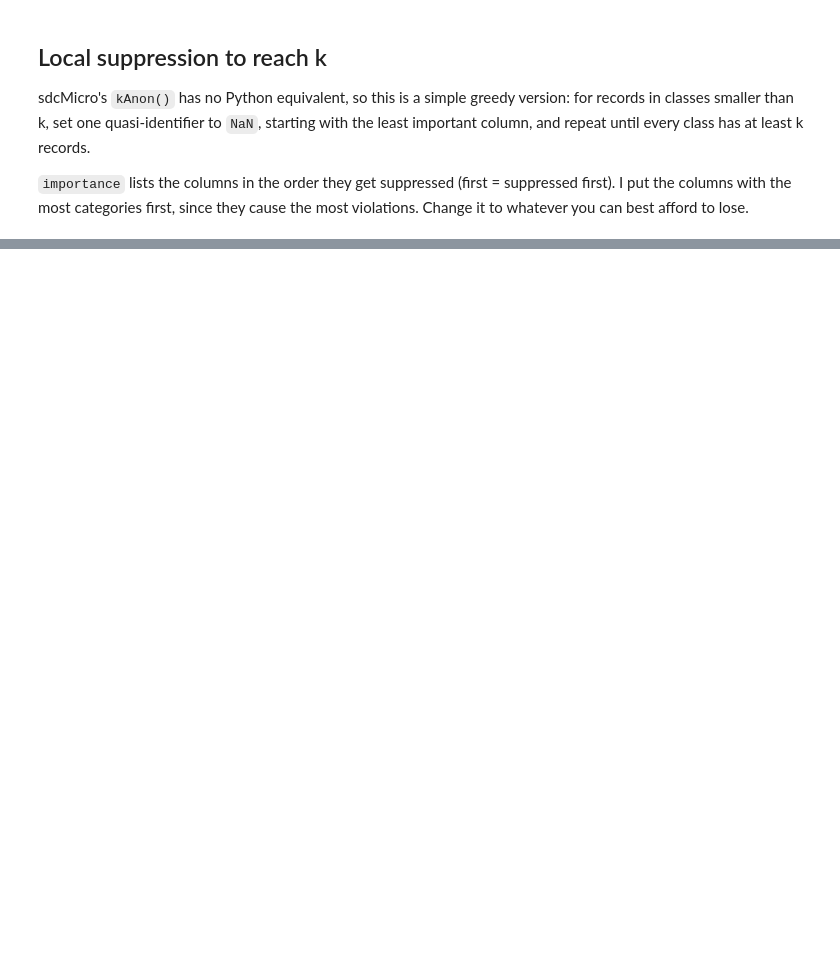
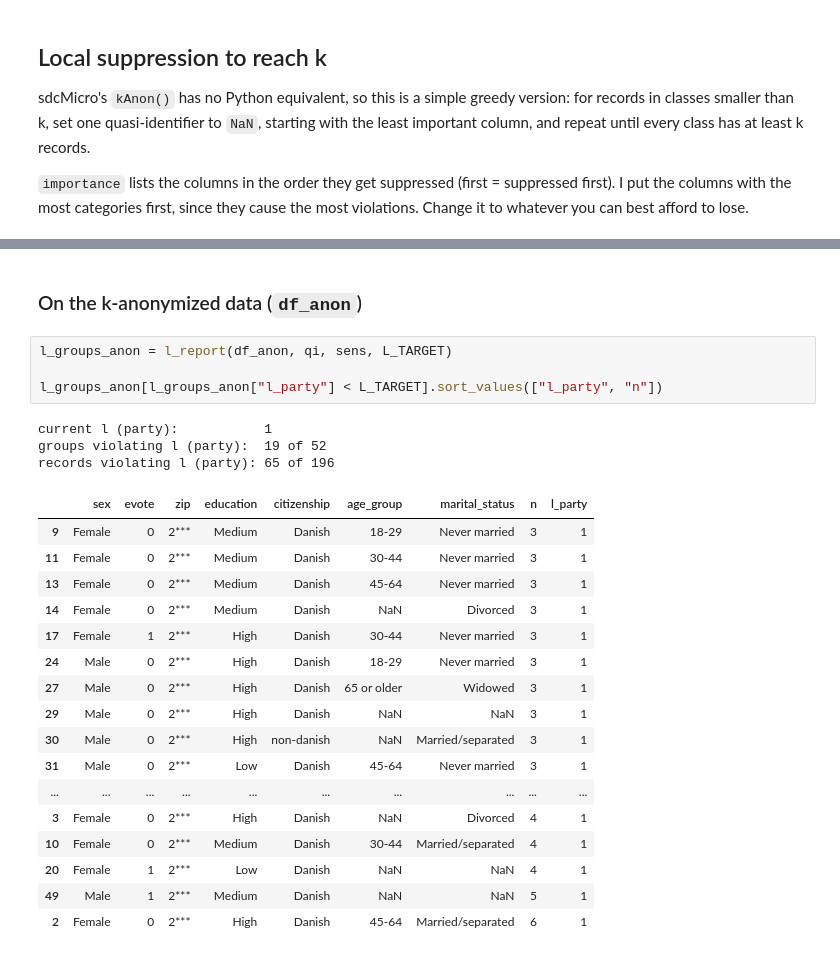
Before and after one commit to darageorgieva/Elections-Data-Anonymisation-Security-Privacy-Project, a Jupyter notebook: annonymisation/anon_check.ipynb, the cells around one changed output, grey strips where cells are left out. Saved outputs shown, nothing was run; the diff lists cells and outputs as text; blank space fills up the shorter version.

```diff
--- a/annonymisation/anon_check.ipynb
+++ b/annonymisation/anon_check.ipynb
@@ -258,0 +173,27 @@ skew[(skew["max_share_party"] > 0.8) | (skew["max_share_marital"] > 0.8)].sort_v
+# %% [markdown]
+### On the k-anonymized data (`df_anon`)
+# %%
+l_groups_anon = l_report(df_anon, qi, sens, L_TARGET)
+
+l_groups_anon[l_groups_anon["l_party"] < L_TARGET].sort_values(["l_party", "n"])
+# %% [output]
+current l (party):           1
+groups violating l (party):  19 of 52
+records violating l (party): 65 of 196
+|  | sex | evote | zip | education | citizenship | age_group | marital_status | n | l_party |
+| 9 | Female | 0 | 2*** | Medium | Danish | 18-29 | Never married | 3 | 1 |
+| 11 | Female | 0 | 2*** | Medium | Danish | 30-44 | Never married | 3 | 1 |
+| 13 | Female | 0 | 2*** | Medium | Danish | 45-64 | Never married | 3 | 1 |
+| 14 | Female | 0 | 2*** | Medium | Danish | NaN | Divorced | 3 | 1 |
+| 17 | Female | 1 | 2*** | High | Danish | 30-44 | Never married | 3 | 1 |
+| 24 | Male | 0 | 2*** | High | Danish | 18-29 | Never married | 3 | 1 |
+| 27 | Male | 0 | 2*** | High | Danish | 65 or older | Widowed | 3 | 1 |
+| 29 | Male | 0 | 2*** | High | Danish | NaN | NaN | 3 | 1 |
+| 30 | Male | 0 | 2*** | High | non-danish | NaN | Married/separated | 3 | 1 |
+| 31 | Male | 0 | 2*** | Low | Danish | 45-64 | Never married | 3 | 1 |
+| ... | ... | ... | ... | ... | ... | ... | ... | ... | ... |
+| 3 | Female | 0 | 2*** | High | Danish | NaN | Divorced | 4 | 1 |
+| 10 | Female | 0 | 2*** | Medium | Danish | 30-44 | Married/separated | 4 | 1 |
+| 20 | Female | 1 | 2*** | Low | Danish | NaN | NaN | 4 | 1 |
+| 49 | Male | 1 | 2*** | Medium | Danish | NaN | NaN | 5 | 1 |
+| 2 | Female | 0 | 2*** | High | Danish | 45-64 | Married/separated | 6 | 1 |
```
Also changed, not shown: parts of 22 cells of this notebook.
